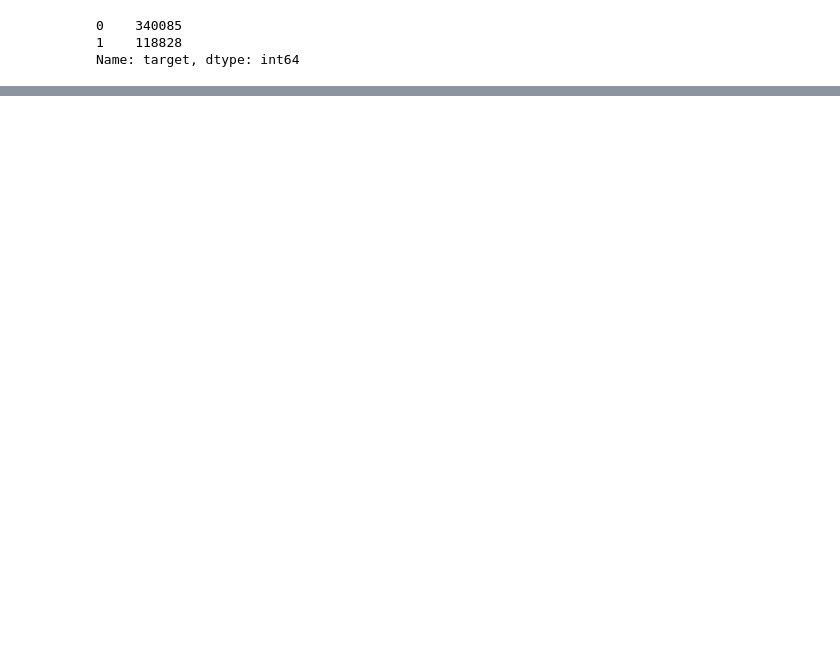
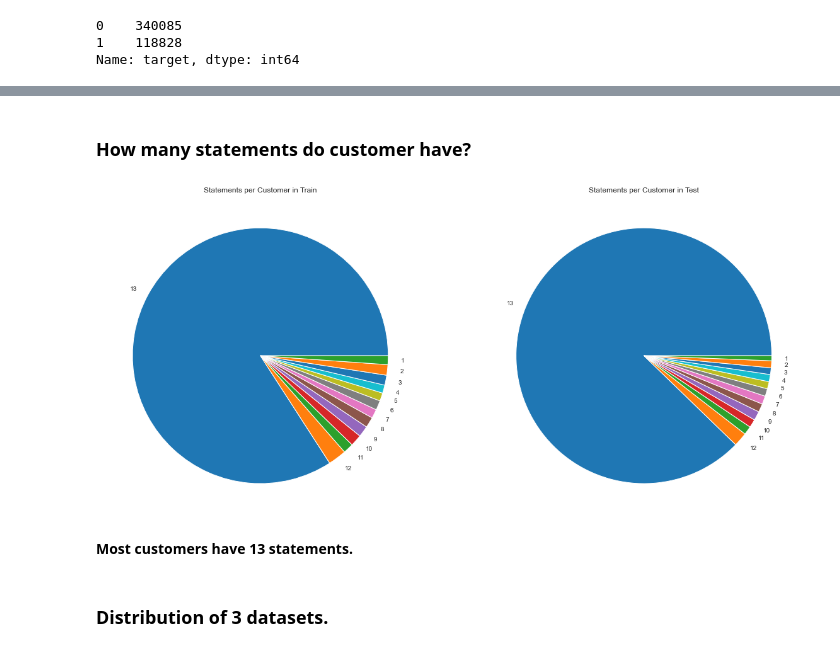
Before and after one commit to m3redithw/american-express-default-prediction, a Jupyter notebook: eda.ipynb, the cells around one changed output, grey strips where cells are left out. Cells and saved outputs as stored; diff of their text form; code cells hidden in the pictures; blank space fills up the shorter version.

```diff
--- a/eda.ipynb
+++ b/eda.ipynb
@@ -12,7 +17,7 @@ pd.set_option('display.max_columns', None)
 # default pandas decimal number display format
 pd.options.display.float_format = '{:20,.3f}'.format
 # %%
-df = pd.read_csv('train_data.csv')
+df = pd.read_csv('train_data.csv', encoding='latin1', low_memory=False)
 # %%
 target = pd.read_csv('train_labels.csv')
 # %%
@@ -244,0 +279,2 @@ Name: target, dtype: int64
+# %%
+test_df = pd.read_csv('test_data.csv')
@@ -244,0 +305,17 @@ Name: target, dtype: int64
+# %% [markdown]
+### How many statements do customer have?
+# %%
+fig, (ax1, ax2) = plt.subplots(1, 2, figsize=(20, 10))
+train_sc = df.customer_ID.value_counts().value_counts().sort_index(ascending=False).rename('Statements per Customer in Train')
+ax1.pie(train_sc, labels=train_sc.index)
+ax1.set_title(train_sc.name)
+test_sc = test_df.customer_ID.value_counts().value_counts().sort_index(ascending=False).rename('Statements per Customer in Test')
+ax2.pie(test_sc, labels=test_sc.index)
+ax2.set_title(test_sc.name)
+plt.show()
+# %% [output]
+[figure, added]
+# %% [markdown]
+**Most customers have 13 statements.**
+# %% [markdown]
+### Distribution of 3 datasets.
```
Also changed, not shown: parts of 17 cells of this notebook.
